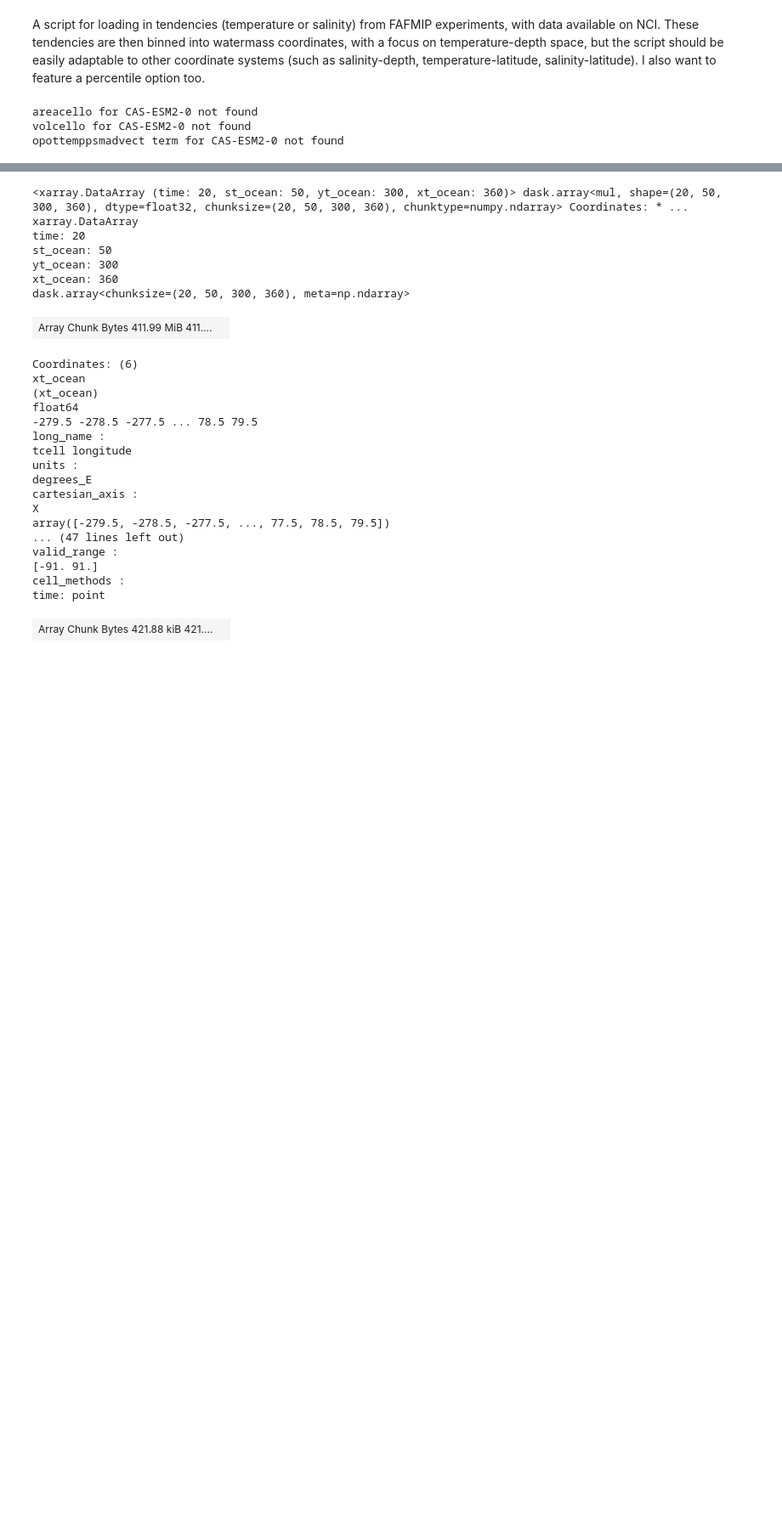
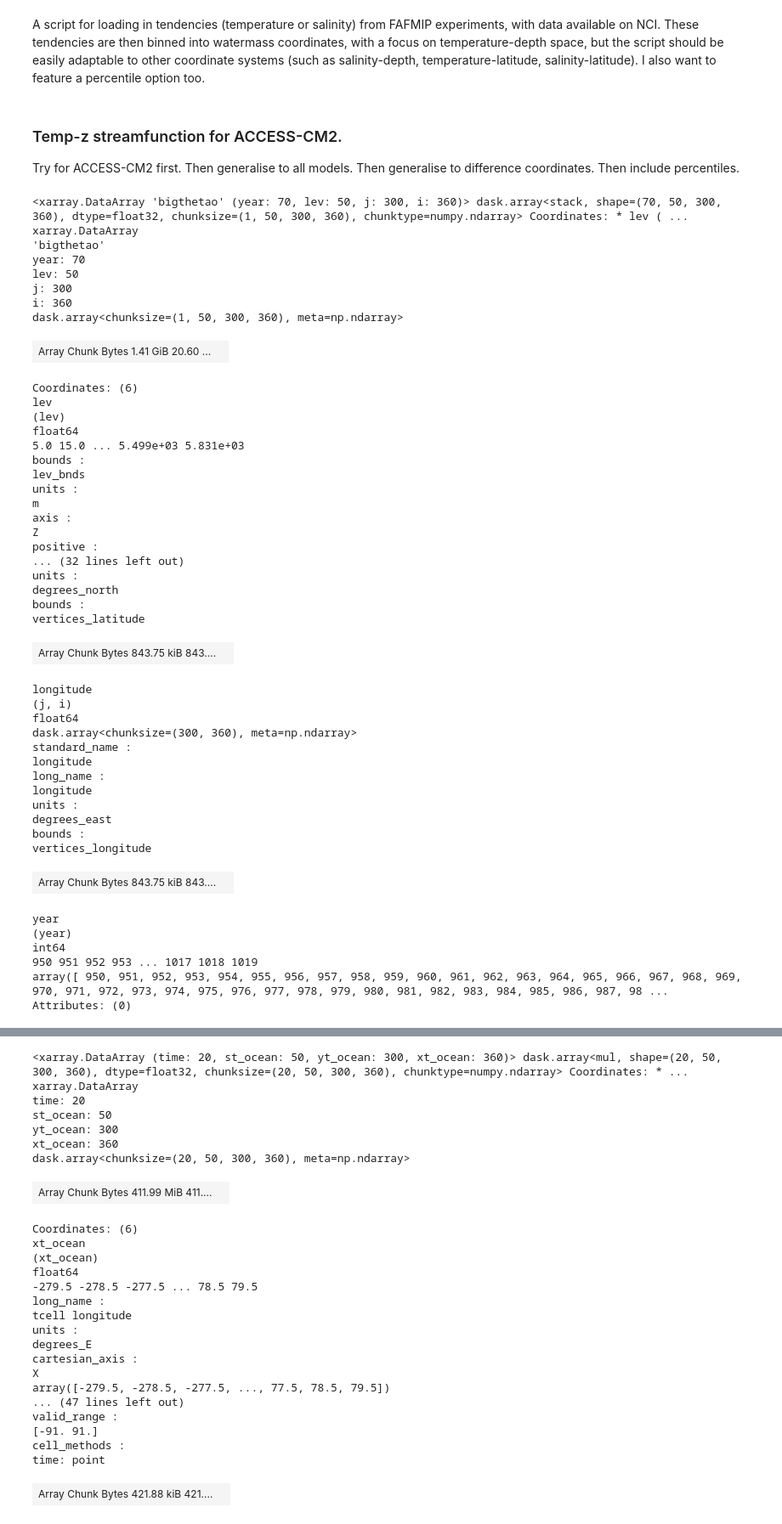
Before and after one commit to mpudig/AABW_HeatUptakePotential, a Jupyter notebook: FAFMIP_models.ipynb, the cells around one changed output, grey strips where cells are left out. Shown at 85% size. Cells and saved outputs as stored; diff of their text form; code cells hidden in the pictures; blank space fills up the shorter version.

```diff
--- a/FAFMIP_models.ipynb
+++ b/FAFMIP_models.ipynb
@@ -136,9 +174,9 @@ def load_faf_expt_tendencies(model_name, faf_expt_name, variable_type):
 
 
     return variables, areacello, volcello
+# %% [markdown]
+### Temp-z streamfunction for ACCESS-CM2.
+
+Try for ACCESS-CM2 first. Then generalise to all models. Then generalise to difference coordinates. Then include percentiles.
 # %%
-CAS_ESM2_0_faf_passiveheat_temp = load_faf_expt_tendencies('CAS-ESM2-0', 'faf-passiveheat', 'temperature')
+ACCCESS_CM2_faf_passiveheat_temp = load_faf_expt_tendencies('ACCESS-CM2', 'faf-passiveheat', 'temperature')
-# %% [output]
-areacello for CAS-ESM2-0 not found
-volcello for CAS-ESM2-0 not found
-opottemppsmadvect term for CAS-ESM2-0 not found
@@ -144,0 +198,49 @@ opottemppsmadvect term for CAS-ESM2-0 not found
+# %%
+TEMP.groupby('time.year').mean(dim='time')
+# %% [output]
+<xarray.DataArray 'bigthetao' (year: 70, lev: 50, j: 300, i: 360)> dask.array<stack, shape=(70, 50, 300, 360), dtype=float32, chunksize=(1, 50, 300, 360), chunktype=numpy.ndarray> Coordinates: * lev ( ...
+xarray.DataArray
+'bigthetao'
+year: 70
+lev: 50
+j: 300
+i: 360
+dask.array<chunksize=(1, 50, 300, 360), meta=np.ndarray>
+| Array Chunk Bytes 1.41 GiB 20.60 ... |  |
+Coordinates: (6)
+lev
+(lev)
+float64
+5.0 15.0 ... 5.499e+03 5.831e+03
+bounds :
+lev_bnds
+units :
+m
+axis :
+Z
+positive :
+... (32 lines left out)
+units :
+degrees_north
+bounds :
+vertices_latitude
+| Array Chunk Bytes 843.75 kiB 843.... |  |
+longitude
+(j, i)
+float64
+dask.array<chunksize=(300, 360), meta=np.ndarray>
+standard_name :
+longitude
+long_name :
+longitude
+units :
+degrees_east
+bounds :
+vertices_longitude
+| Array Chunk Bytes 843.75 kiB 843.... |  |
+year
+(year)
+int64
+950 951 952 953 ... 1017 1018 1019
+array([ 950, 951, 952, 953, 954, 955, 956, 957, 958, 959, 960, 961, 962, 963, 964, 965, 966, 967, 968, 969, 970, 971, 972, 973, 974, 975, 976, 977, 978, 979, 980, 981, 982, 983, 984, 985, 986, 987, 98 ...
+Attributes: (0)
```
Also changed, not shown: parts of 23 cells of this notebook, 2 other files.
